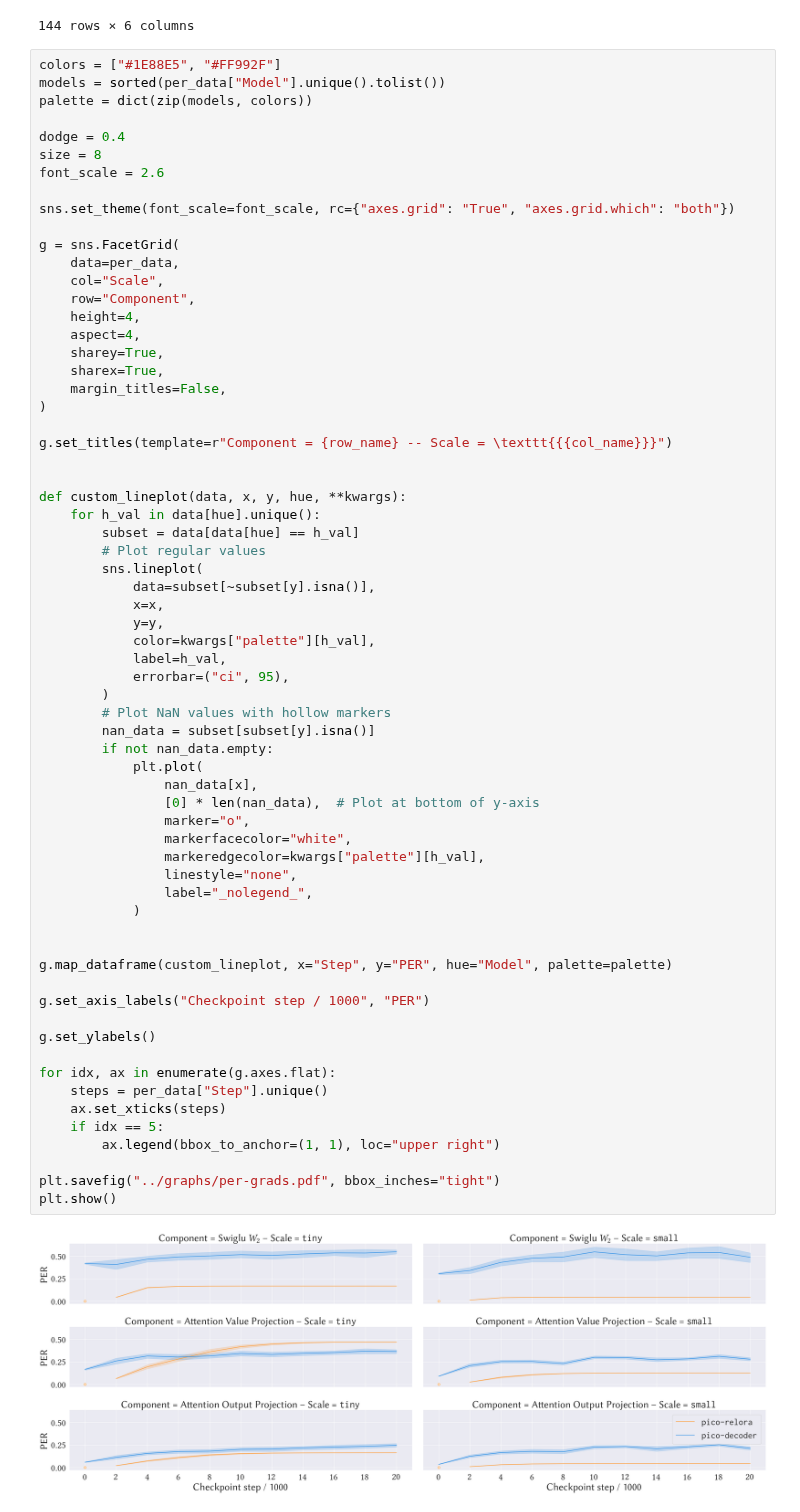
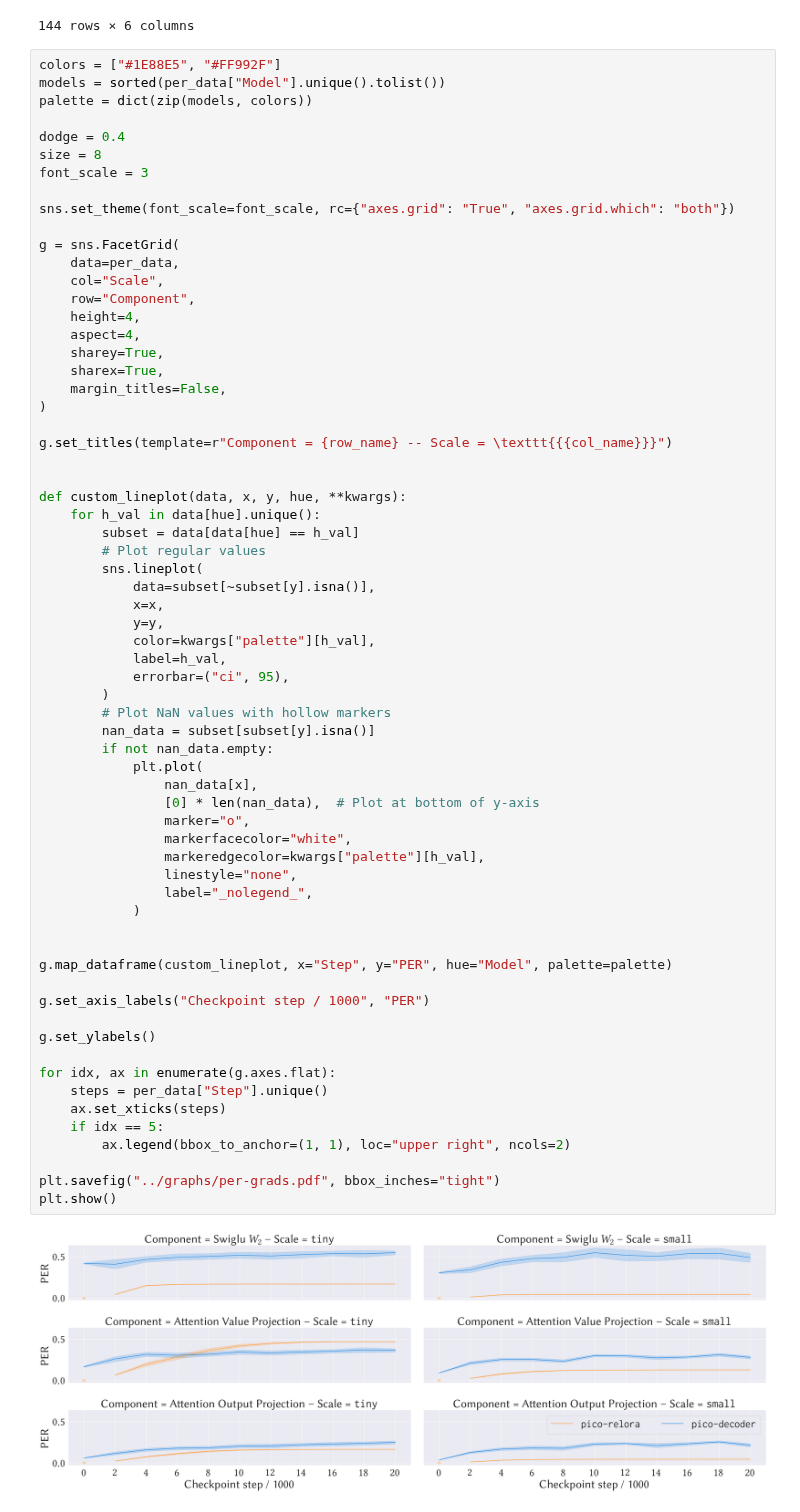
Before and after one commit to Yu-val-weiss/relora-pico, a Jupyter notebook: notebooks/per-grads.ipynb, the cells around one changed output. Drawn from its saved outputs; the diff is of its cells as text.

```diff
--- a/notebooks/per-grads.ipynb
+++ b/notebooks/per-grads.ipynb
@@ -125,7 +122,7 @@ palette = dict(zip(models, colors))
 
 dodge = 0.4
 size = 8
-font_scale = 2.6
+font_scale = 3
 
 sns.set_theme(font_scale=font_scale, rc={"axes.grid": "True", "axes.grid.which": "both"})
 
@@ -156,32 +153,32 @@ def custom_lineplot(data, x, y, hue, **kwargs):
             errorbar=("ci", 95),
         )
         # Plot NaN values with hollow markers
         nan_data = subset[subset[y].isna()]
         if not nan_data.empty:
             plt.plot(
                 nan_data[x],
                 [0] * len(nan_data),  # Plot at bottom of y-axis
                 marker="o",
                 markerfacecolor="white",
                 markeredgecolor=kwargs["palette"][h_val],
                 linestyle="none",
                 label="_nolegend_",
             )
 
 
 g.map_dataframe(custom_lineplot, x="Step", y="PER", hue="Model", palette=palette)
 
 g.set_axis_labels("Checkpoint step / 1000", "PER")
 
 g.set_ylabels()
 
 for idx, ax in enumerate(g.axes.flat):
     steps = per_data["Step"].unique()
     ax.set_xticks(steps)
     if idx == 5:
-        ax.legend(bbox_to_anchor=(1, 1), loc="upper right")
+        ax.legend(bbox_to_anchor=(1, 1), loc="upper right", ncols=2)
 
 plt.savefig("../graphs/per-grads.pdf", bbox_inches="tight")
 plt.show()
 # %% [output]
-[figure, old version]
+[figure, new version]
```
Also changed, not shown: parts of 1 cell of this notebook, 11 other files.
